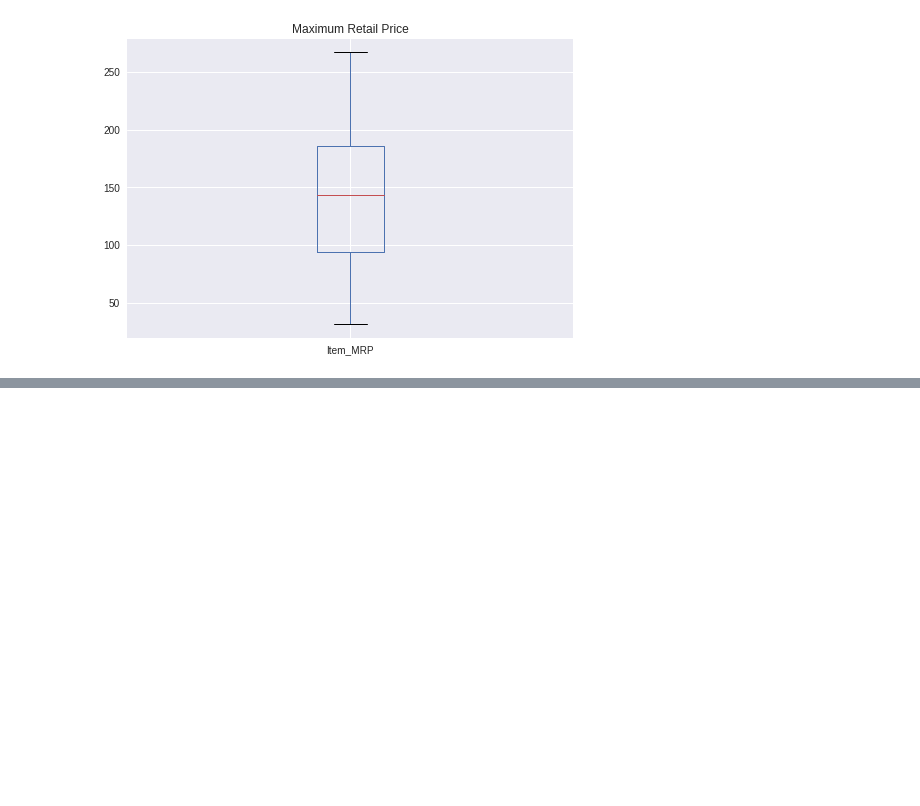
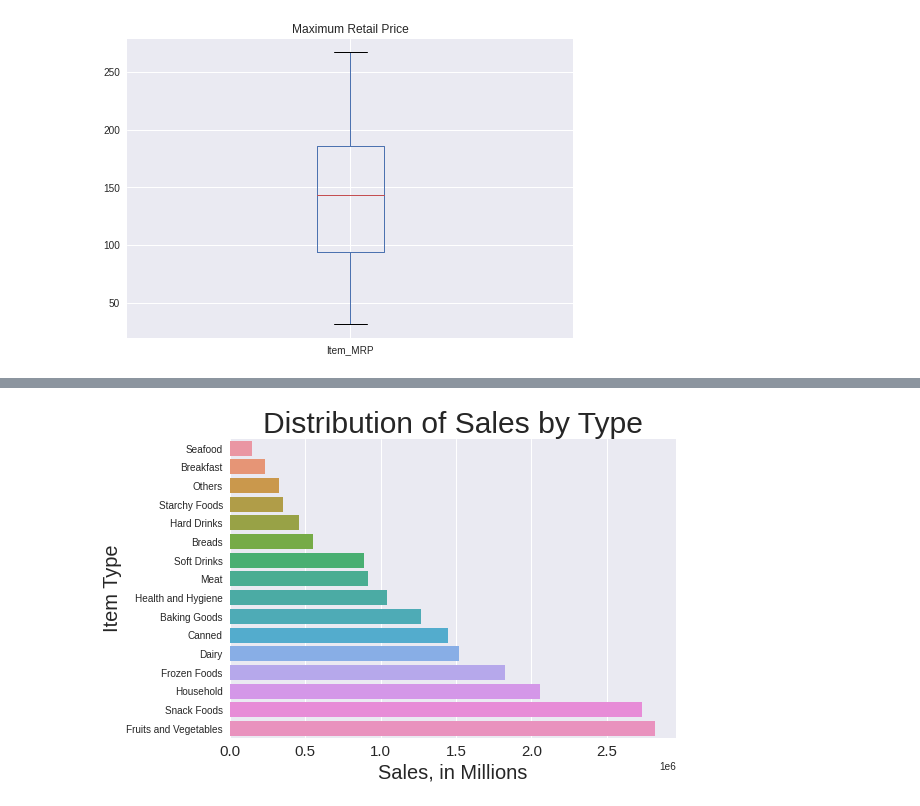
Before and after one commit to LauraDimaria/Sales-Predictions, a Jupyter notebook: Sales_Predictions.ipynb, the cells around one changed output, grey strips where cells are left out. Cells and saved outputs as stored; diff of their text form; code cells hidden in the pictures; blank space fills up the shorter version.

```diff
--- a/Sales_Predictions.ipynb
+++ b/Sales_Predictions.ipynb
@@ -252,0 +253,3 @@ sns.heatmap(corr, cmap = 'Blues', annot=True)
+# %%
+item_sales = df.groupby('Item_Type')['Item_Outlet_Sales'].sum().round().sort_values()
+item_sales
@@ -252,0 +275,9 @@ sns.heatmap(corr, cmap = 'Blues', annot=True)
+# %%
+sns.barplot(data=df, x=item_sales.values, y=item_sales.index)
+plt.xticks(fontsize=15);
+plt.title('Distribution of Sales by Type', fontsize=30)
+plt.xlabel('Sales, in Millions', fontsize=20)
+plt.ylabel('Item Type', fontsize=20)
+plt.show()
+# %% [output]
+[figure, added]
```
Also changed, not shown: parts of 4 cells of this notebook.
